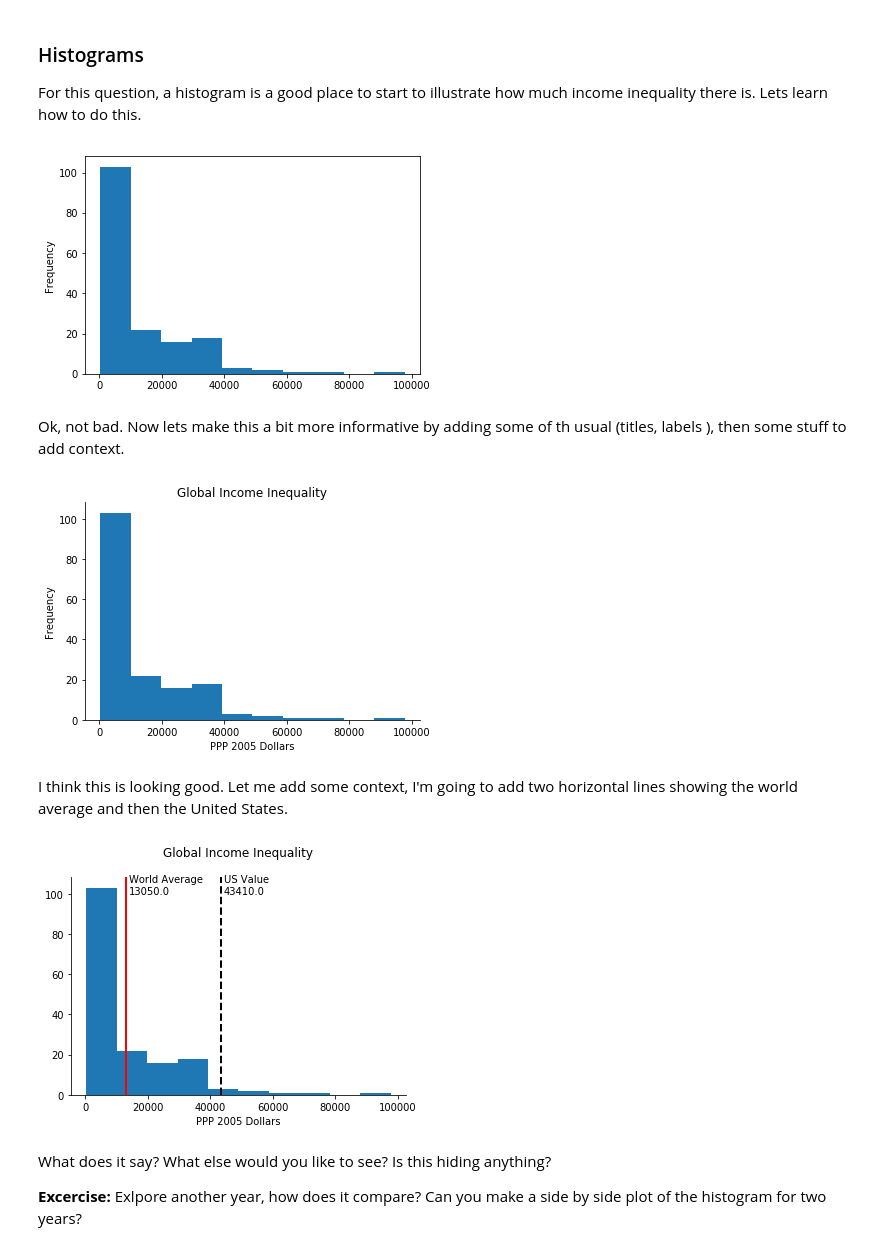
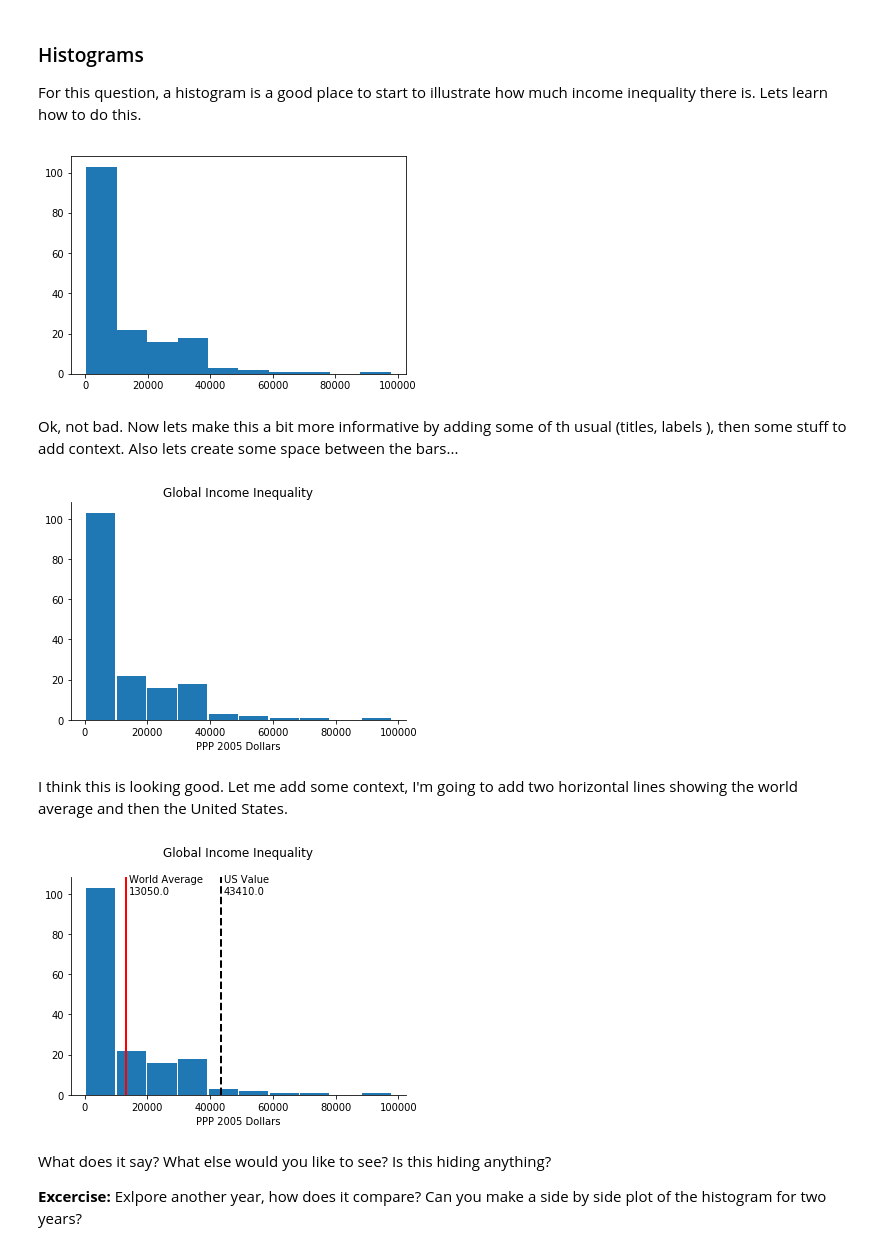
Before and after one commit to mwaugh0328/data_bootcamp_spring_2018, a Jupyter notebook: week9/more_matplotlib_inequality.ipynb, the cells around one changed output. Saved outputs shown, nothing was run; the diff lists cells and outputs as text; code cells hidden in the pictures.

```diff
--- a/week9/more_matplotlib_inequality.ipynb
+++ b/week9/more_matplotlib_inequality.ipynb
@@ -97,20 +97,20 @@ For this question, a histogram is a good place to start to illustrate how much i
 # %%
 avg = pwt_2005.gdp_pop.mean()
 
 fig, ax = plt.subplots()
 
-pwt_2005.gdp_pop.plot(kind='hist', ax=ax) # Same deal, now we just changed the kind to 'hist' for histogram...
+ax.hist(pwt_2005.gdp_pop)
 
 plt.show()
 # %% [output]
-[figure, old version]
+[figure, new version]
 # %% [markdown]
-Ok, not bad. Now lets make this a bit more informative by adding some of th usual (titles, labels ), then some stuff to add context.
+Ok, not bad. Now lets make this a bit more informative by adding some of th usual (titles, labels ), then some stuff to add context. Also lets create some space between the bars...
 # %%
 
 fig, ax = plt.subplots()
 
-pwt_2005.gdp_pop.plot(kind='hist', ax=ax)
+ax.hist(pwt_2005.gdp_pop, rwidth = 0.95)
 
 ax.set_xlabel("PPP 2005 Dollars")
 
@@ -121,13 +121,13 @@ ax.spines["top"].set_visible(False)
 
 plt.show()
 # %% [output]
-[figure, old version]
+[figure, new version]
 # %% [markdown]
 I think this is looking good. Let me add some context, I'm going to add two horizontal lines showing the world average and then the United States.
 # %%
 fig, ax = plt.subplots()
 
-ax.hist(pwt_2005.gdp_pop)
+ax.hist(pwt_2005.gdp_pop, rwidth = 0.95)
 
 ax.set_xlabel("PPP 2005 Dollars")
 
@@ -172,7 +172,7 @@ plt.savefig("hist.png", bbox_inches="tight", dpi = 600)
 
 plt.show()
 # %% [output]
-[figure, old version]
+[figure, new version]
 # %% [markdown]
 What does it say? What else would you like to see? Is this hiding anything?
 
```
Also changed, not shown: parts of 7 cells of this notebook, 3 other files.
